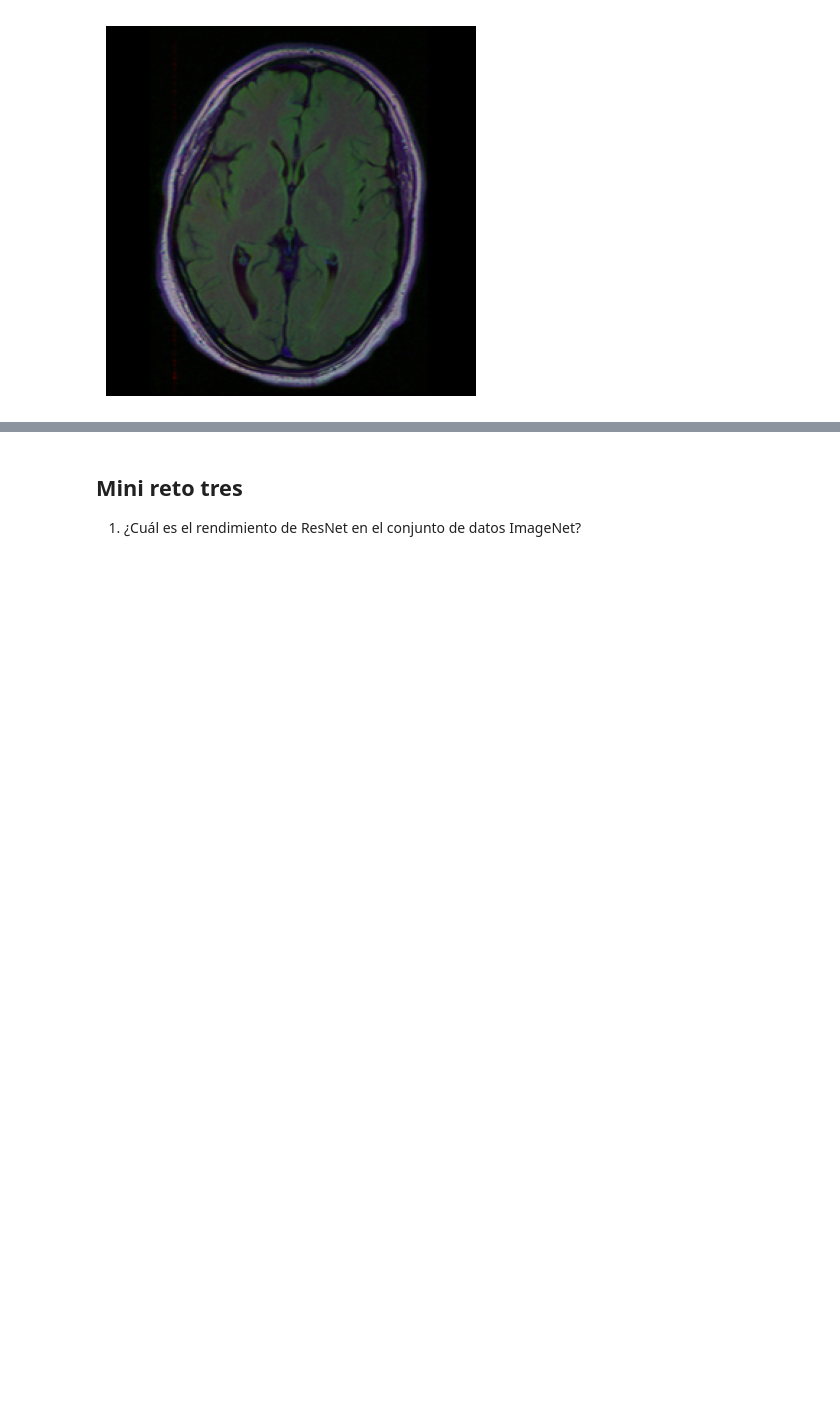
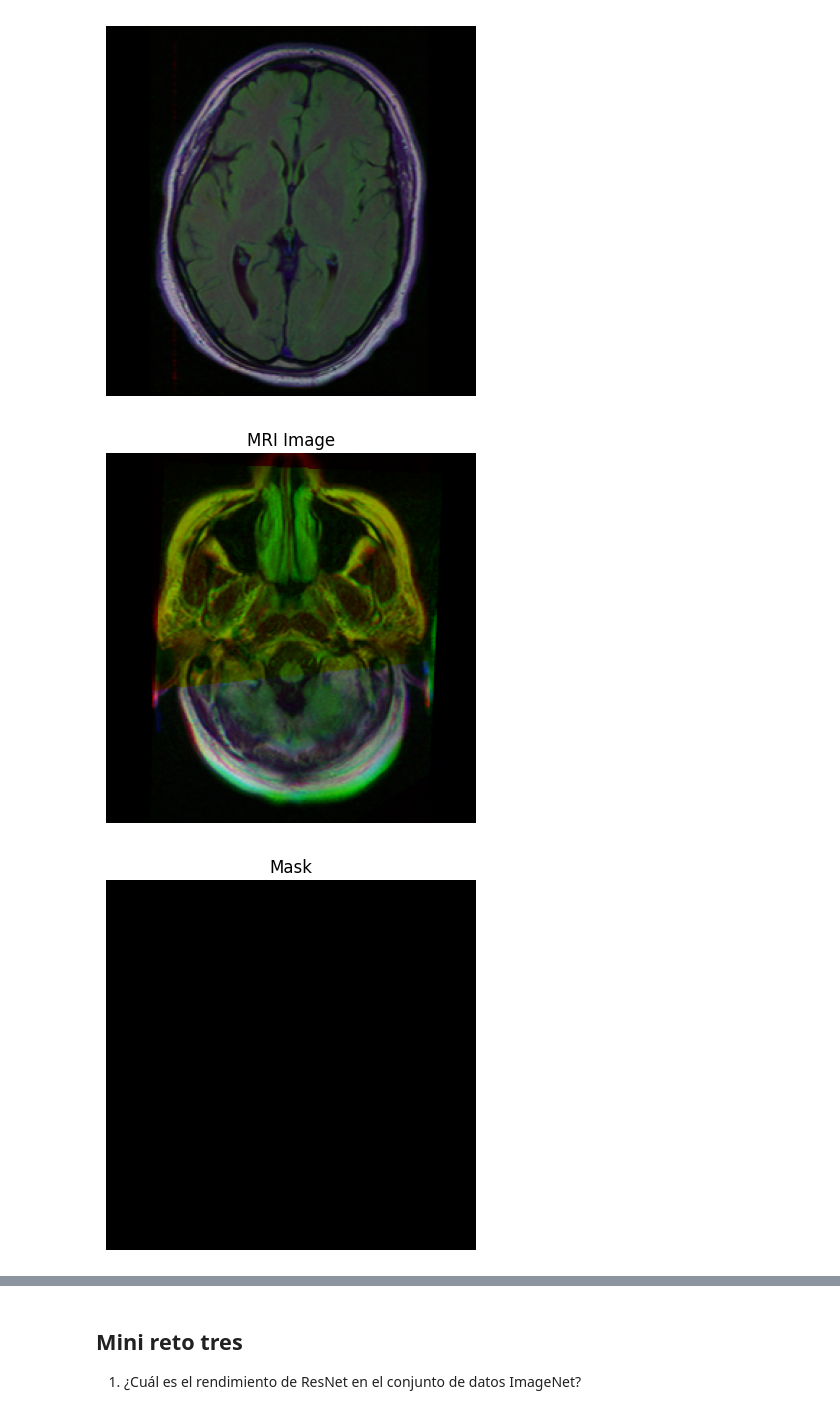
Before and after one commit to BombasTIC-Proyecto-IPIA/Data, a Jupyter notebook: code/eda.ipynb, the cells around one changed output, grey strips where cells are left out. Drawn from its saved outputs; the diff is of its cells as text; code cells hidden in the pictures; blank space fills up the shorter version.

Commit message:
Visualizacion de datos final

```diff
--- a/code/eda.ipynb
+++ b/code/eda.ipynb
@@ -166,27 +167,38 @@ plt.show()
 # %% [output]
 [figure]
 # %%
-# # Supongamos que tienes un dataset de imágenes MRI y máscaras almacenadas en dos listas separadas
-# mri_images = [...]  # Lista de imágenes MRI
-# masks = [...]  # Lista de máscaras correspondientes
+# Supongamos que tienes un dataset de imágenes MRI y máscaras almacenadas en dos listas separadas
+mri_images = ['TCGA_CS_5395_19981004/TCGA_CS_5395_19981004_1.tif']  # Lista de imágenes MRI
+masks = ['TCGA_CS_5395_19981004/TCGA_CS_5395_19981004_1_mask.tif']  # Lista de máscaras correspondientes
 
-# # Supongamos que quieres visualizar la primera imagen y su máscara correspondiente
-# mri_image = mri_images[0]
-# mask = masks[0]
+# Supongamos que quieres visualizar la primera imagen y su máscara correspondiente
+mri_image = mri_images[0]
+mask = masks[0]
 
-# # Visualización de la imagen MRI
-# plt.figure()
-# plt.imshow(mri_image, cmap='gray')
-# plt.title('MRI Image')
-# plt.axis('off')
-# plt.show()
+# Cargar la imagen MRI y la máscara
+mri = Image.open(mri_image)
+mask = Image.open(mask)
 
-# # Visualización de la máscara
-# plt.figure()
-# plt.imshow(mask, cmap='gray')
-# plt.title('Mask')
-# plt.axis('off')
-# plt.show()
+# Convertir las imágenes a arrays numpy
+mri_array = np.array(mri)
+mask_array = np.array(mask)
+
+# Visualización de la imagen MRI
+plt.figure()
+plt.imshow(mri_array, cmap='gray')
+plt.title('MRI Image')
+plt.axis('off')
+plt.show()
+
+# Visualización de la máscara
+plt.figure()
+plt.imshow(mask_array, cmap='gray')
+plt.title('Mask')
+plt.axis('off')
+plt.show()
+# %% [output]
+[figure, added]
+[figure, added]
 # %%
 # Seleccionar aleatoriamente 12 muestras del dataset
 muestras_aleatorias = df.sample(n=12)
```
Also changed, not shown: parts of 2 cells of this notebook, 1 other file.
